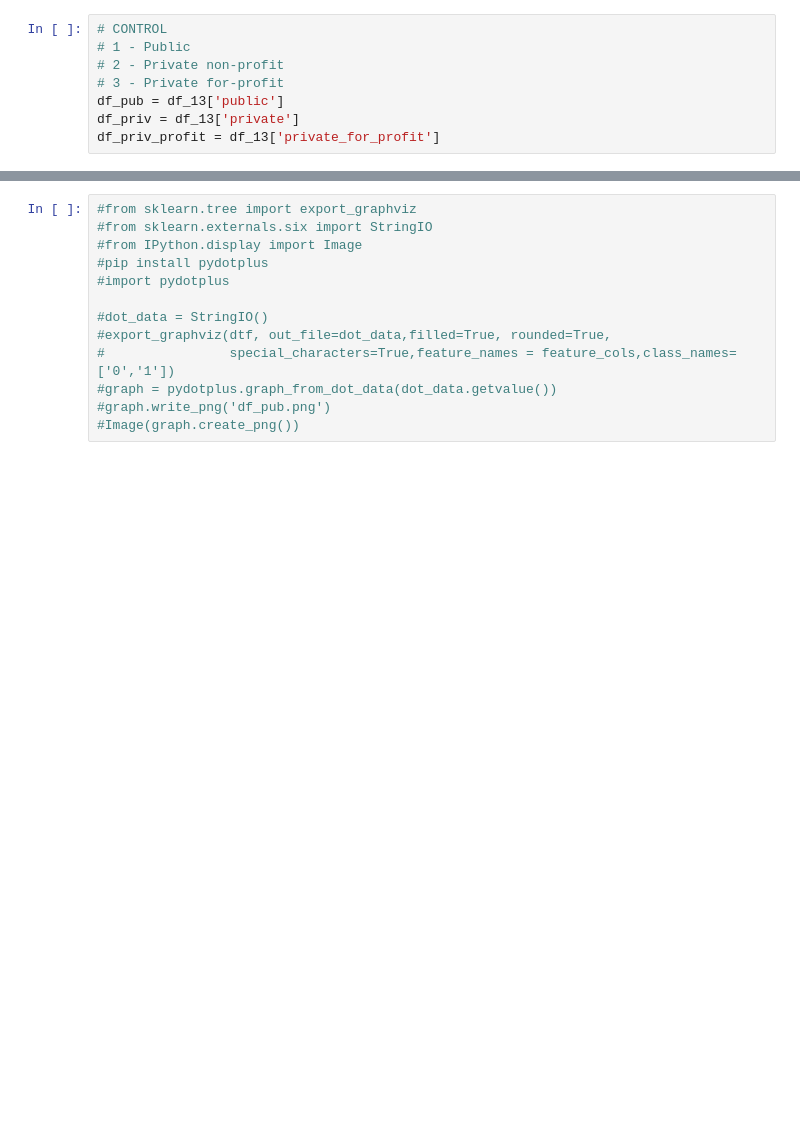
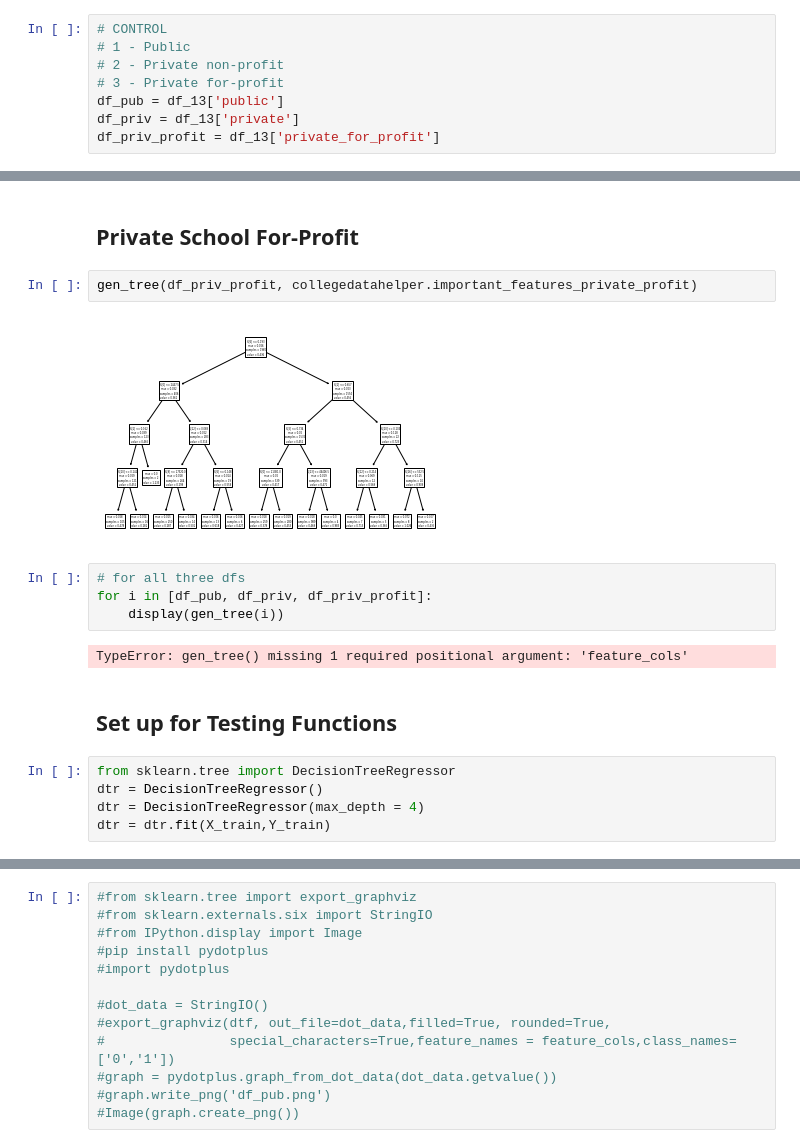
Before and after one commit to Data-Science-Business-Analytics/data-science-business-analytics-final-project, a Jupyter notebook: 02-decison-tree.ipynb, the cells around one changed output, grey strips where cells are left out. Cells and saved outputs as stored; diff of their text form; blank space fills up the shorter version.

```diff
--- a/02-decison-tree.ipynb
+++ b/02-decison-tree.ipynb
@@ -87,0 +111,19 @@ X_train, X_test, Y_train, Y_test = train_test_split(X, Y, test_size=0.3, random_
+# %% [markdown]
+## Private School For-Profit
+# %%
+gen_tree(df_priv_profit, collegedatahelper.important_features_private_profit)
+# %% [output]
+[figure, added]
+# %%
+# for all three dfs
+for i in [df_pub, df_priv, df_priv_profit]:
+    display(gen_tree(i))
+# %% [output]
+TypeError: gen_tree() missing 1 required positional argument: 'feature_cols'
+# %% [markdown]
+## Set up for Testing Functions
+# %%
+from sklearn.tree import DecisionTreeRegressor
+dtr = DecisionTreeRegressor()
+dtr = DecisionTreeRegressor(max_depth = 4)
+dtr = dtr.fit(X_train,Y_train)
```
Also changed, not shown: parts of 28 cells of this notebook, 1 other file.
